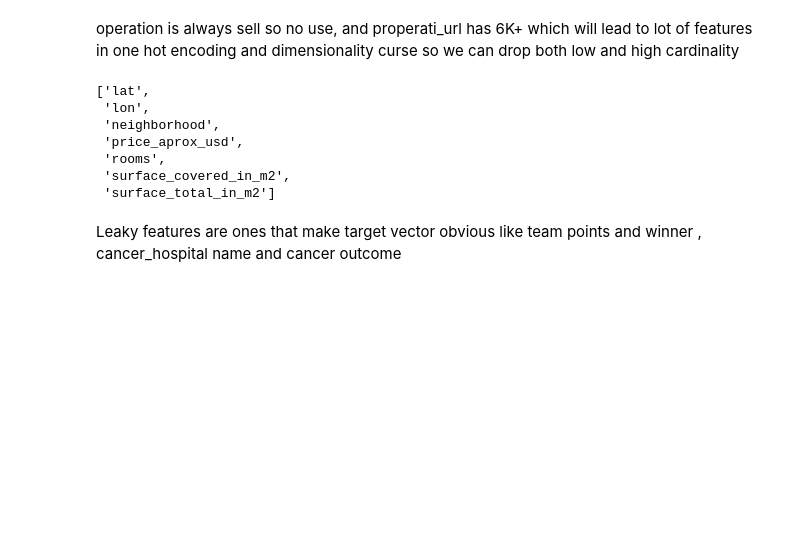
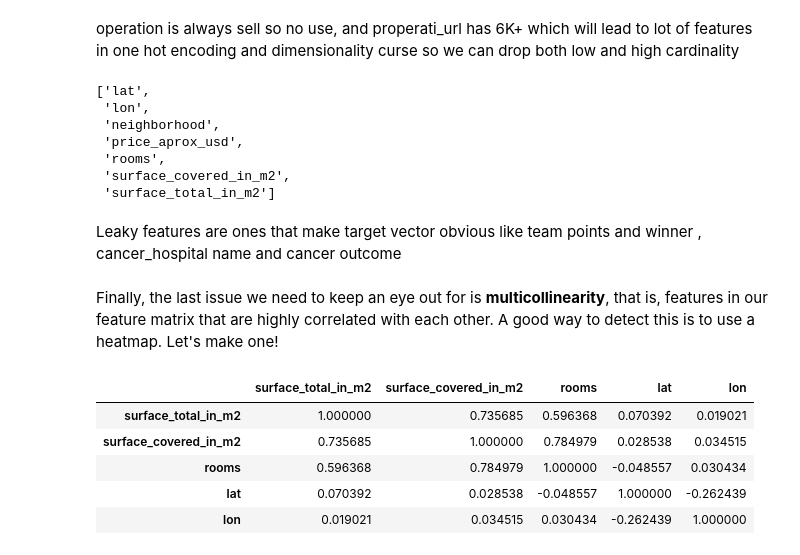
Before and after one commit to programmer-shark/house-price-prediction, a Jupyter notebook: 024-price-and-everything.ipynb, the cells around one changed output. Saved outputs shown, nothing was run; the diff lists cells and outputs as text; code cells hidden in the pictures; blank space fills up the shorter version.

```diff
--- a/024-price-and-everything.ipynb
+++ b/024-price-and-everything.ipynb
@@ -149,3 +149,14 @@ Leaky features are ones that make target vector obvious like team points and win
 # Check your work
 assert len(df) == 6582, f"`df` has the wrong number of rows: {len(df)}"
 assert df.shape[1] <= 7, f"`df` has too many columns: {df.shape[1]}"
+# %% [markdown]
+Finally, the last issue we need to keep an eye out for is **multicollinearity**, that is, features in our feature matrix that are highly correlated with each other. A good way to detect this is to use a heatmap. Let's make one!
+# %%
+df.select_dtypes("number").drop(columns=["price_aprox_usd"]).corr()
+# %% [output]
+|  | surface_total_in_m2 | surface_covered_in_m2 | rooms | lat | lon |
+| surface_total_in_m2 | 1.000000 | 0.735685 | 0.596368 | 0.070392 | 0.019021 |
+| surface_covered_in_m2 | 0.735685 | 1.000000 | 0.784979 | 0.028538 | 0.034515 |
+| rooms | 0.596368 | 0.784979 | 1.000000 | -0.048557 | 0.030434 |
+| lat | 0.070392 | 0.028538 | -0.048557 | 1.000000 | -0.262439 |
+| lon | 0.019021 | 0.034515 | 0.030434 | -0.262439 | 1.000000 |
```
Also changed, not shown: parts of 3 cells of this notebook.
